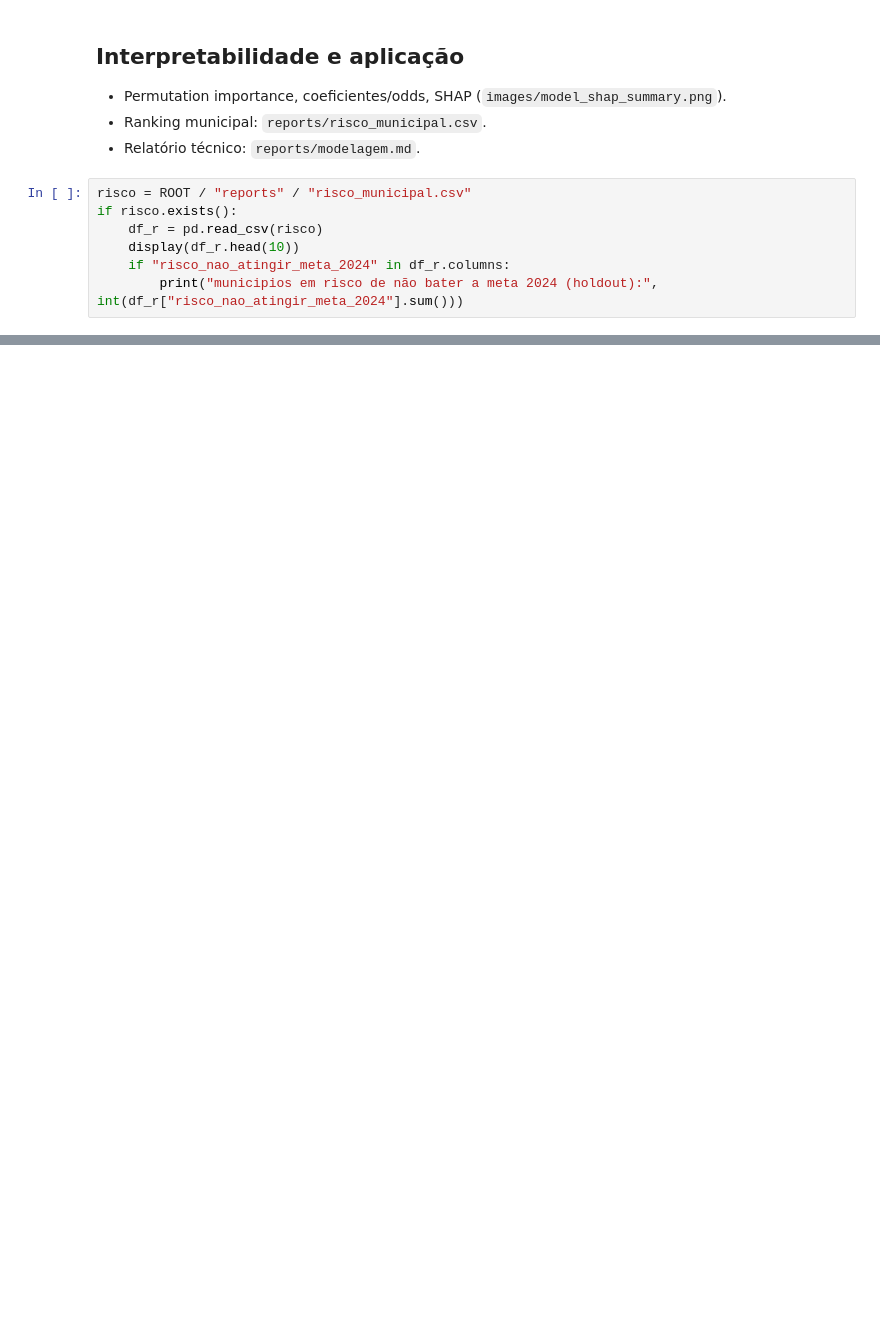
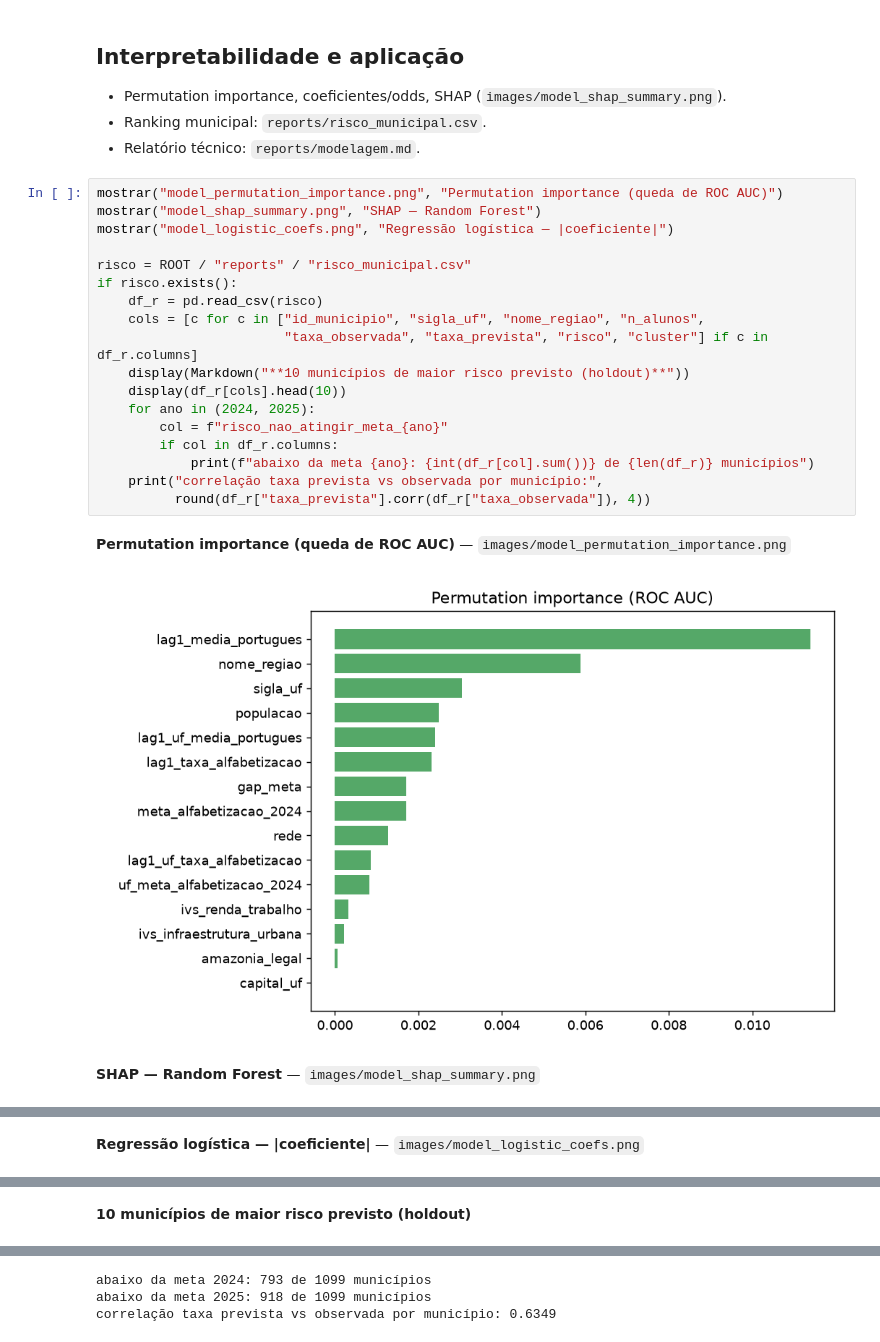
Before and after one commit to aiscientist3/tech-challenge-fase3, a Jupyter notebook: notebooks/02_modelagem.ipynb, the cells around one changed output, grey strips where cells are left out. Drawn from its saved outputs; the diff is of its cells as text; blank space fills up the shorter version.

```diff
--- a/notebooks/02_modelagem.ipynb
+++ b/notebooks/02_modelagem.ipynb
@@ -108,10 +188,25 @@ for p in sorted((ROOT / "images").glob("model_*.png")):
 - Permutation importance, coeficientes/odds, SHAP (`images/model_shap_summary.png`).
 - Ranking municipal: `reports/risco_municipal.csv`.
 - Relatório técnico: `reports/modelagem.md`.
-# %%
-risco = ROOT / "reports" / "risco_municipal.csv"
-if risco.exists():
-    df_r = pd.read_csv(risco)
-    display(df_r.head(10))
-    if "risco_nao_atingir_meta_2024" in df_r.columns:
-        print("municipios em risco de não bater a meta 2024 (holdout):", int(df_r["risco_nao_atingir_meta_2024"].sum()))
+# %%
+mostrar("model_permutation_importance.png", "Permutation importance (queda de ROC AUC)")
+mostrar("model_shap_summary.png", "SHAP — Random Forest")
+mostrar("model_logistic_coefs.png", "Regressão logística — |coeficiente|")
+
+risco = ROOT / "reports" / "risco_municipal.csv"
+if risco.exists():
+    df_r = pd.read_csv(risco)
+    cols = [c for c in ["id_municipio", "sigla_uf", "nome_regiao", "n_alunos",
+                        "taxa_observada", "taxa_prevista", "risco", "cluster"] if c in df_r.columns]
+    display(Markdown("**10 municípios de maior risco previsto (holdout)**"))
+    display(df_r[cols].head(10))
+    for ano in (2024, 2025):
+        col = f"risco_nao_atingir_meta_{ano}"
+        if col in df_r.columns:
+            print(f"abaixo da meta {ano}: {int(df_r[col].sum())} de {len(df_r)} municípios")
+    print("correlação taxa prevista vs observada por município:",
+          round(df_r["taxa_prevista"].corr(df_r["taxa_observada"]), 4))
+# %% [output]
+**Permutation importance (queda de ROC AUC)** — `images/model_permutation_importance.png`
+[figure, added]
+**SHAP — Random Forest** — `images/model_shap_summary.png`
@@ -117,0 +214 @@ if risco.exists():
+**Regressão logística — |coeficiente|** — `images/model_logistic_coefs.png`
@@ -117,0 +216 @@ if risco.exists():
+**10 municípios de maior risco previsto (holdout)**
@@ -117,0 +228,3 @@ if risco.exists():
+abaixo da meta 2024: 793 de 1099 municípios
+abaixo da meta 2025: 918 de 1099 municípios
+correlação taxa prevista vs observada por município: 0.6349
```
Also changed, not shown: parts of 10 cells of this notebook, 40 other files.
